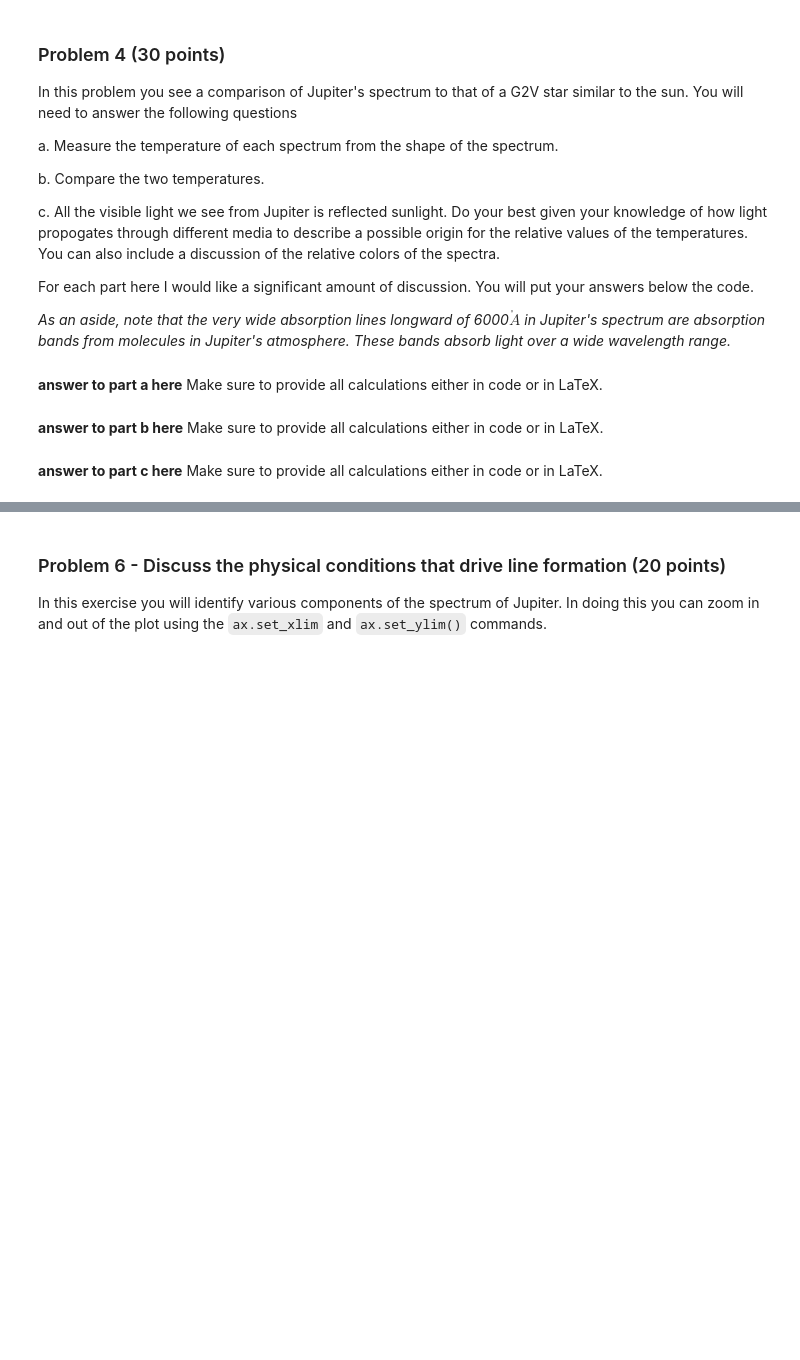
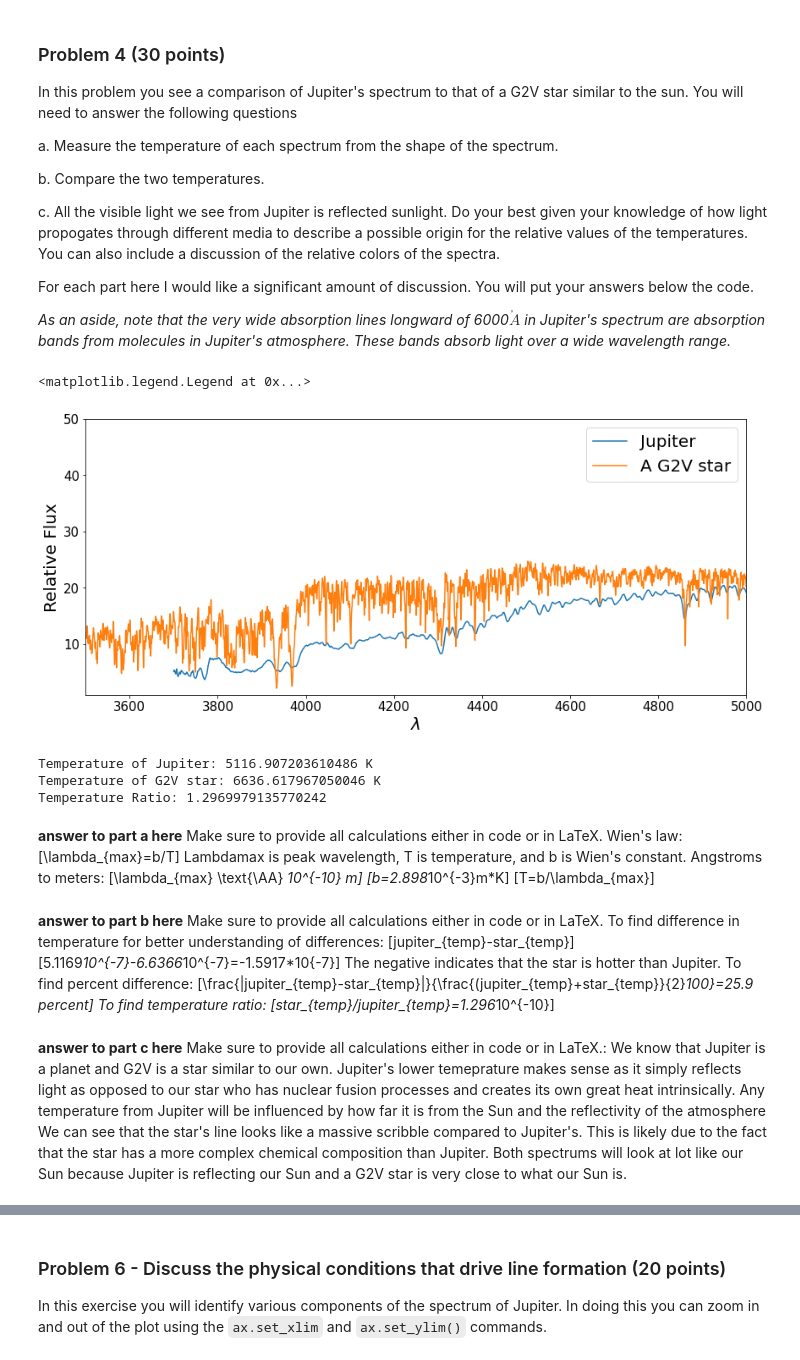
Before and after one commit to cadawata/Real_analysis, a Jupyter notebook: analysis_real_spectra.student.ipynb, the cells around one changed output, grey strips where cells are left out. Drawn from its saved outputs; the diff is of its cells as text; code cells hidden in the pictures; blank space fills up the shorter version.

```diff
--- a/analysis_real_spectra.student.ipynb
+++ b/analysis_real_spectra.student.ipynb
@@ -407,47 +407,83 @@ star1 = Table.read(starpath,format='ascii', names=('lambda','flam'))
 #plot Jupiter
 plt.figure(figsize = (14,6))
 ax = plt.gca()
 plt.plot(specjup.wavelength,specjup.flux*20,label="Jupiter")
 
 #smooth the comparison stellar spectrum so that the many spectral features
 #don't make the comparison difficult.  We use a boxcar filter of size "kernel_size"
 #**********
 #You should make the intial plot with a smoothing kernel of 1 to see how the unsmoothed
 #very high resolution G2V spectrum looks like.  Then you should change the kernel size to 20 to see
 #how it is easier to use.
 #If you'd like you can play more with the kernel size, but it is not required.
-kernel_size =
+kernel_size = 1
 kernel = np.ones(kernel_size) / kernel_size
 star1convflam = np.convolve(star1['flam'], kernel, mode='same')
 #plot the convolved spectrum
 plt.plot(star1['lambda'],star1convflam*20, label = 'A G2V star')
 
 #**************
 #you can change these to zoom in and out of certain parts of the spectra.
 #Make a copy of these and change your copy so as to remember what the
 #original values were
-fluxmin =
-fluxmax =
-lammin =
-lammax =
+fluxmin = 1
+fluxmax = 50
+lammin =3500
+lammax = 5000
 ax.set_ylim([fluxmin,fluxmax])
 ax.set_xlim([lammin,lammax])
 
 
 plt.xticks(fontsize=15)
 plt.yticks(fontsize=15)
 plt.xlabel("$\lambda$",fontsize=20)
 plt.ylabel("Relative Flux",fontsize=20)
 plt.legend(fontsize=20)
+# %% [output]
+<matplotlib.legend.Legend at 0x...>
+[figure, added]
 # %%
 #***************
 #Any code needed for problem 4 goes here.  Please print your temperatures.
+wien_constant = 2.989e-3
+lambda_jup = specjup.wavelength[np.argmax(specjup.flux)]
+lambda_max_jup = float(lambda_jup.value)
+lambda_jupiter_final = lambda_max_jup*10**(-10)
+temperature_calc_jup= wien_constant/lambda_jupiter_final
+
+lambda_star = star1['lambda'][np.argmax(star1convflam)]
+lambda_star_final = lambda_star_2*(10**(-10))
+temp_calc_star = wien_constant/lambda_star_final
+
+print(f"Temperature of Jupiter: {temperature_calc_jup} K")
+print(f"Temperature of G2V star: {temp_calc_star} K")
+temp_ratio = temp_calc_star/temperature_calc_jup
+print(f"Temperature Ratio: {temp_ratio}")
+# %% [output]
+Temperature of Jupiter: 5116.907203610486 K
+Temperature of G2V star: 6636.617967050046 K
+Temperature Ratio: 1.2969979135770242
 # %% [markdown]
 **answer to part a here**  Make sure to provide all calculations either in code or in LaTeX.
+Wien's law:
+\[\lambda_{max}=b/T\]
+Lambdamax is peak wavelength, T is temperature, and b is Wien's constant.
+Angstroms to meters:
+\[\lambda_{max} \text{\AA} *10^{-10} m\]
+\[b=2.898*10^{-3}m*K\]
+\[T=b/\lambda_{max}\]
 # %% [markdown]
 **answer to part b here**  Make sure to provide all calculations either in code or in LaTeX.
+To find difference in temperature for better understanding of differences:
+\[jupiter_{temp}-star_{temp}\]
+\[5.1169*10^{-7}-6.6366*10^{-7}=-1.5917*10{-7}\]
+The negative indicates that the star is hotter than Jupiter.
+To find percent difference:
+\[\frac{|jupiter_{temp}-star_{temp}|}{\frac{(jupiter_{temp}+star_{temp}}{2}*100}=25.9 percent\]
+To find temperature ratio:
+\[star_{temp}/jupiter_{temp}=1.296*10^{-10}\]
 # %% [markdown]
-**answer to part c here**  Make sure to provide all calculations either in code or in LaTeX.
+**answer to part c here**  Make sure to provide all calculations either in code or in LaTeX.: We know that Jupiter is a planet and G2V is a star similar to our own. Jupiter's lower temeprature makes sense as it simply reflects light as opposed to our star who has nuclear fusion processes and creates its own great heat intrinsically. Any temperature from Jupiter will be influenced by how far it is from the Sun and the reflectivity of the atmosphere We can see that the star's line looks like a massive scribble compared to Jupiter's. This is likely due to the fact that the star has a more complex chemical composition than Jupiter. Both spectrums will look at lot like our Sun because Jupiter is reflecting our Sun and a G2V star is very close to what our Sun is.
 # %% [markdown]
 ### Problem 5 - Identify features in spectrum of Jupiter (20 points)
 
```
Also changed, not shown: parts of 10 cells of this notebook.
